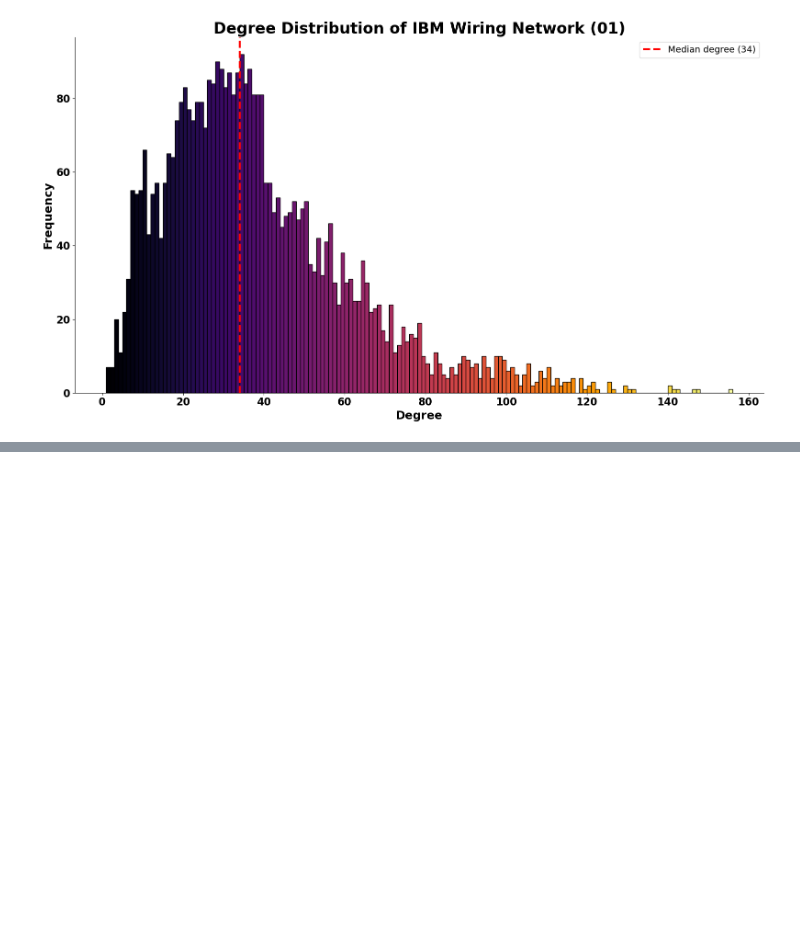
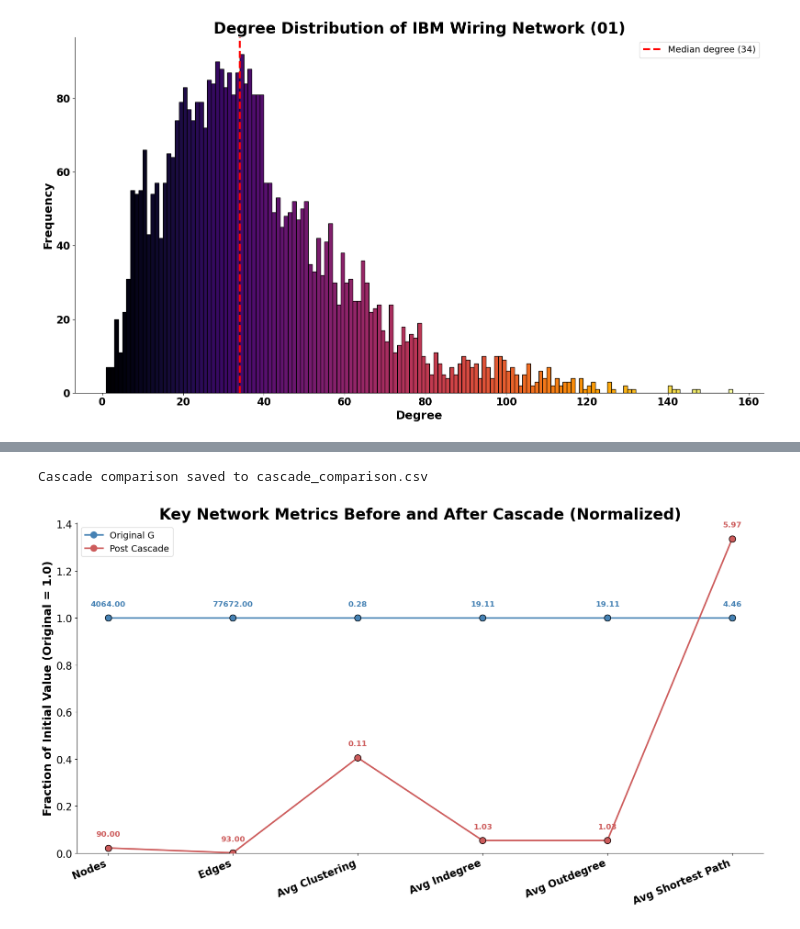
Before and after one commit to zdanielm/IBM-wiring-network, a Jupyter notebook: net.ipynb, the cells around one changed output, grey strips where cells are left out. Cells and saved outputs as stored; diff of their text form; code cells hidden in the pictures; blank space fills up the shorter version.

```diff
--- a/net.ipynb
+++ b/net.ipynb
@@ -476,0 +847,16 @@ plt.tight_layout()
+# %%
+# Create post-cascade network (remove failed nodes)
+G_post_cascade = G.copy()
+G_post_cascade.remove_nodes_from(cascade.failed_nodes)
+
+print(f"Post-cascade network: {G_post_cascade.number_of_nodes()} nodes, {G_post_cascade.number_of_edges()} edges")
+
+# Calculate metrics on post-cascade network
+post_avg_indegree, post_avg_outdegree = calc_degrees(G_post_cascade)
+post_avg_shortest_path, post_avg_clustering = calc_cohesion(G_post_cascade)
+
+print("\nPost-cascade metrics:")
+print(f"  Avg Clustering: {post_avg_clustering:.6f}")
+print(f"  Avg Indegree: {post_avg_indegree}")
+print(f"  Avg Outdegree: {post_avg_outdegree}")
+print(f"  Avg Shortest Path: {post_avg_shortest_path:.6f}")
@@ -476,0 +909,55 @@ plt.tight_layout()
+# %%
+# Save cascade results to CSV
+cascade_comparison = pd.DataFrame([
+    {"Metric": label, "Original_G": orig, "Post_Cascade": post,
+     "Pct_Change": ((post - orig) / orig * 100) if orig != 0 else None}
+    for label, orig, post in comparisons
+])
+cascade_comparison.to_csv("cascade_comparison.csv", index=False)
+print("Cascade comparison saved to cascade_comparison.csv")
+# %% [output]
+Cascade comparison saved to cascade_comparison.csv
+# %%
+import matplotlib.pyplot as plt
+import numpy as np
+
+# Visualize impact on key network metrics before and after cascade
+
+metrics = ['Nodes', 'Edges', 'Avg Clustering', 'Avg Indegree', 'Avg Outdegree', 'Avg Shortest Path']
+original = [G.number_of_nodes(), G.number_of_edges(), full_net_avg_clustering, ind, outd, full_net_avg_shortest_path]
+post = [G_post_cascade.number_of_nodes(), G_post_cascade.number_of_edges(), post_avg_clustering, post_avg_indegree, post_avg_outdegree, post_avg_shortest_path]
+
+# Normalize so that "Original" is always 1.0 per metric
+original_norm = np.ones(len(metrics))
+post_norm = [p / o if o != 0 else 0 for p, o in zip(post, original)]
+
+x = np.arange(len(metrics))
+
+fig, ax = plt.subplots(figsize=(16, 9))
+
+# Line + point plot for Original G (always 1.0)
+ax.plot(x, original_norm, marker='o', label='Original G', color='steelblue', linewidth=2.5, markersize=10)
+# Line + point plot for Post Cascade (normalized)
+ax.plot(x, post_norm, marker='o', label='Post Cascade', color='indianred', linewidth=2.5, markersize=10)
+
+ax.set_xticks(x)
+ax.set_xticklabels(metrics, rotation=22, ha='right', fontsize=16, weight=600)
+ax.set_ylabel('Fraction of Initial Value (Original = 1.0)', fontsize=18, weight=600)
+ax.set_ylim(bottom=0)
+ax.set_title('Key Network Metrics Before and After Cascade (Normalized)', fontsize=24, weight=800, y=1)
+ax.legend(loc='best', fontsize=14)
+ax.tick_params(axis='y', labelsize=16)
+ax.spines['top'].set_visible(False)
+ax.spines['right'].set_visible(False)
+
+# Annotate points with absolute values for clarity
+for i, (o, p) in enumerate(zip(original_norm, post_norm)):
+    ax.scatter(i, o, color='steelblue', s=100, edgecolor='black', zorder=5)
+    ax.text(i, o+0.05, f'{original[i]:.2f}', ha='center', fontsize=12, weight=600, color='steelblue')
+    ax.scatter(i, p, color='indianred', s=100, edgecolor='black', zorder=5)
+    ax.text(i, p+0.05, f'{post[i]:.2f}', ha='center', fontsize=12, weight=600, color='indianred')
+
+plt.tight_layout()
+plt.show()
+# %% [output]
+[figure, added]
```
Also changed, not shown: parts of 40 cells of this notebook, 6 other files.
